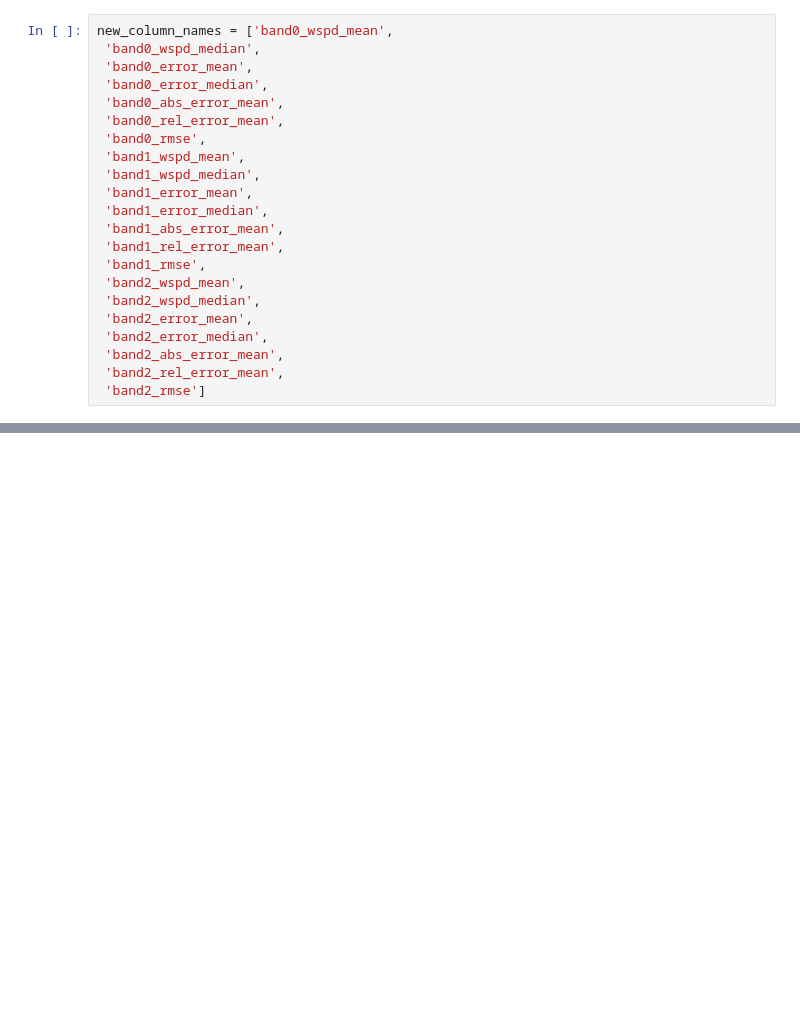
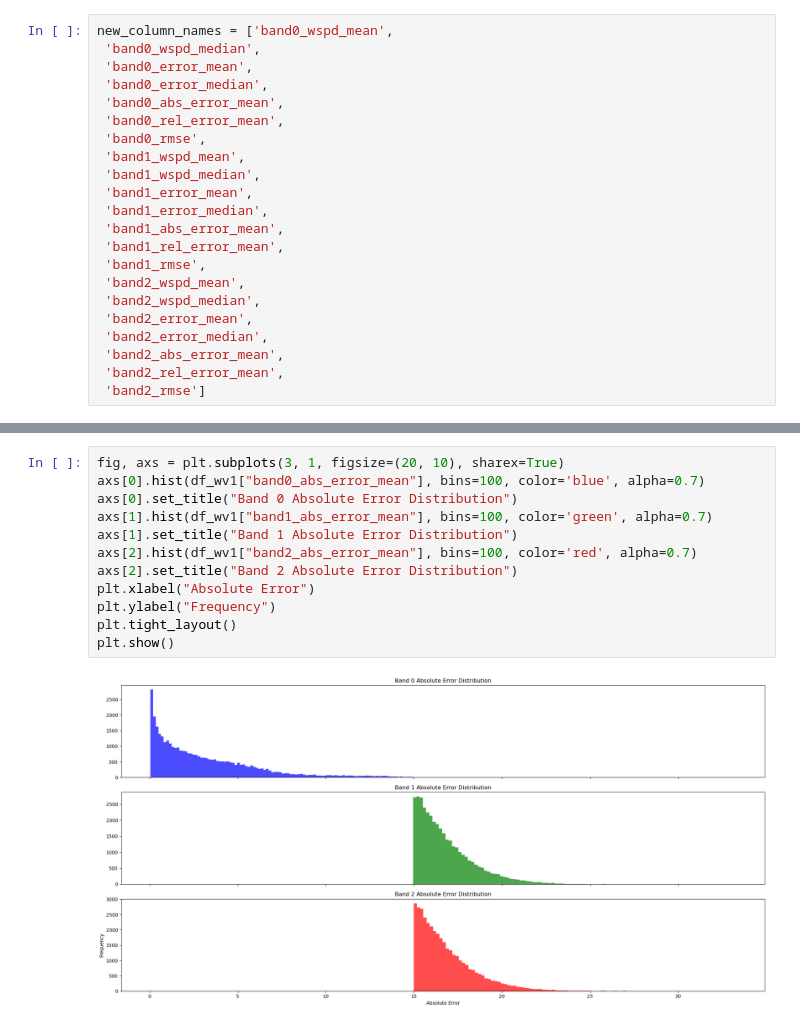
Before and after one commit to guin0x/msc-thesis, a Jupyter notebook: fifth_notebook.ipynb, the cells around one changed output, grey strips where cells are left out. Cells and saved outputs as stored; diff of their text form; blank space fills up the shorter version.

```diff
--- a/fifth_notebook.ipynb
+++ b/fifth_notebook.ipynb
@@ -46,0 +59,14 @@ print("Done.")
+# %%
+fig, axs = plt.subplots(3, 1, figsize=(20, 10), sharex=True)
+axs[0].hist(df_wv1["band0_abs_error_mean"], bins=100, color='blue', alpha=0.7)
+axs[0].set_title("Band 0 Absolute Error Distribution")
+axs[1].hist(df_wv1["band1_abs_error_mean"], bins=100, color='green', alpha=0.7)
+axs[1].set_title("Band 1 Absolute Error Distribution")
+axs[2].hist(df_wv1["band2_abs_error_mean"], bins=100, color='red', alpha=0.7)
+axs[2].set_title("Band 2 Absolute Error Distribution")
+plt.xlabel("Absolute Error")
+plt.ylabel("Frequency")
+plt.tight_layout()
+plt.show()
+# %% [output]
+[figure, added]
```
Also changed, not shown: parts of 3 cells of this notebook, 7 other files.
